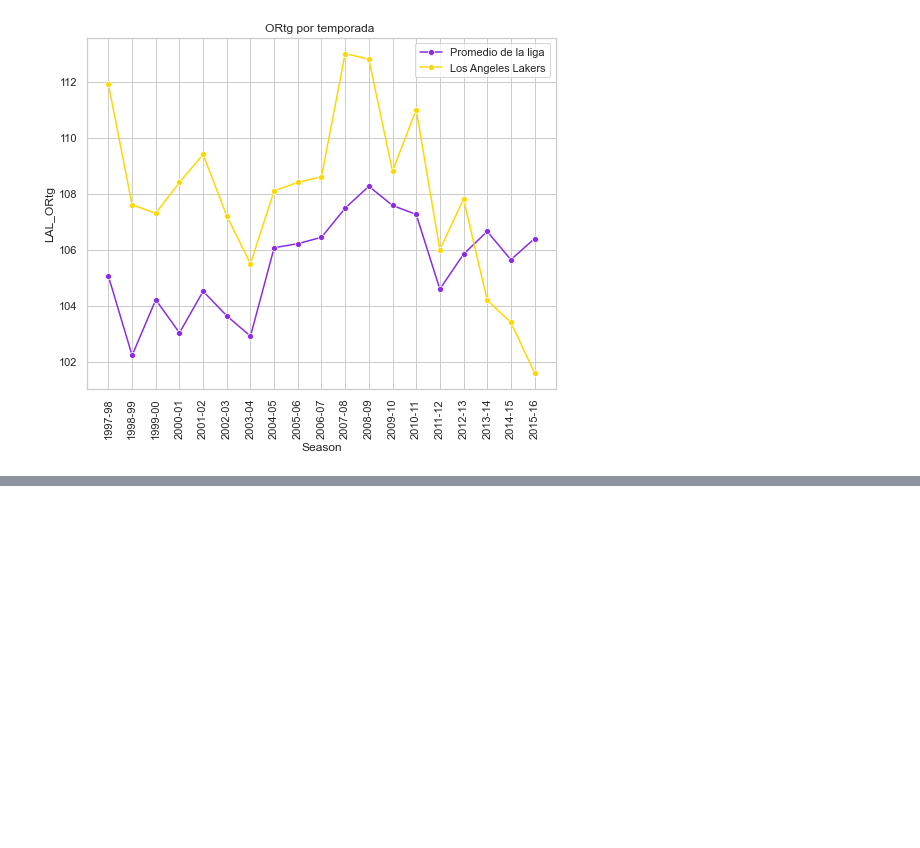
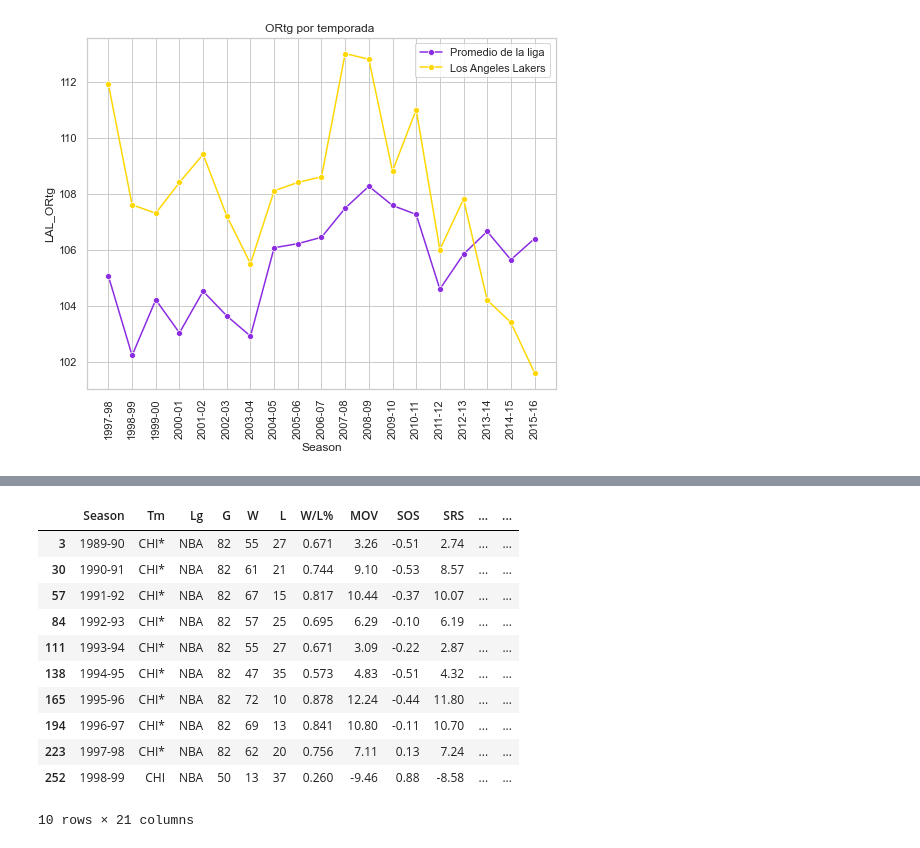
Before and after one commit to pablolopez2733/9plus6, a Jupyter notebook: TriangleOffense/OffensiveRatings.ipynb, the cells around one changed output, grey strips where cells are left out. Drawn from its saved outputs; the diff is of its cells as text; code cells hidden in the pictures; blank space fills up the shorter version.

```diff
--- a/TriangleOffense/OffensiveRatings.ipynb
+++ b/TriangleOffense/OffensiveRatings.ipynb
@@ -111,0 +151,16 @@ df9099=pd.read
+# %%
+bulls=df8999[((df8999['Tm'] == 'CHI*') | (df8999['Tm'] == 'CHI'))]
+bulls
+# %% [output]
+|  | Season | Tm | Lg | G | W | L | W/L% | MOV | SOS | SRS | ... | ... |
+| 3 | 1989-90 | CHI* | NBA | 82 | 55 | 27 | 0.671 | 3.26 | -0.51 | 2.74 | ... | ... |
+| 30 | 1990-91 | CHI* | NBA | 82 | 61 | 21 | 0.744 | 9.10 | -0.53 | 8.57 | ... | ... |
+| 57 | 1991-92 | CHI* | NBA | 82 | 67 | 15 | 0.817 | 10.44 | -0.37 | 10.07 | ... | ... |
+| 84 | 1992-93 | CHI* | NBA | 82 | 57 | 25 | 0.695 | 6.29 | -0.10 | 6.19 | ... | ... |
+| 111 | 1993-94 | CHI* | NBA | 82 | 55 | 27 | 0.671 | 3.09 | -0.22 | 2.87 | ... | ... |
+| 138 | 1994-95 | CHI* | NBA | 82 | 47 | 35 | 0.573 | 4.83 | -0.51 | 4.32 | ... | ... |
+| 165 | 1995-96 | CHI* | NBA | 82 | 72 | 10 | 0.878 | 12.24 | -0.44 | 11.80 | ... | ... |
+| 194 | 1996-97 | CHI* | NBA | 82 | 69 | 13 | 0.841 | 10.80 | -0.11 | 10.70 | ... | ... |
+| 223 | 1997-98 | CHI* | NBA | 82 | 62 | 20 | 0.756 | 7.11 | 0.13 | 7.24 | ... | ... |
+| 252 | 1998-99 | CHI | NBA | 50 | 13 | 37 | 0.260 | -9.46 | 0.88 | -8.58 | ... | ... |
+10 rows × 21 columns
```
Also changed, not shown: parts of 8 cells of this notebook.
